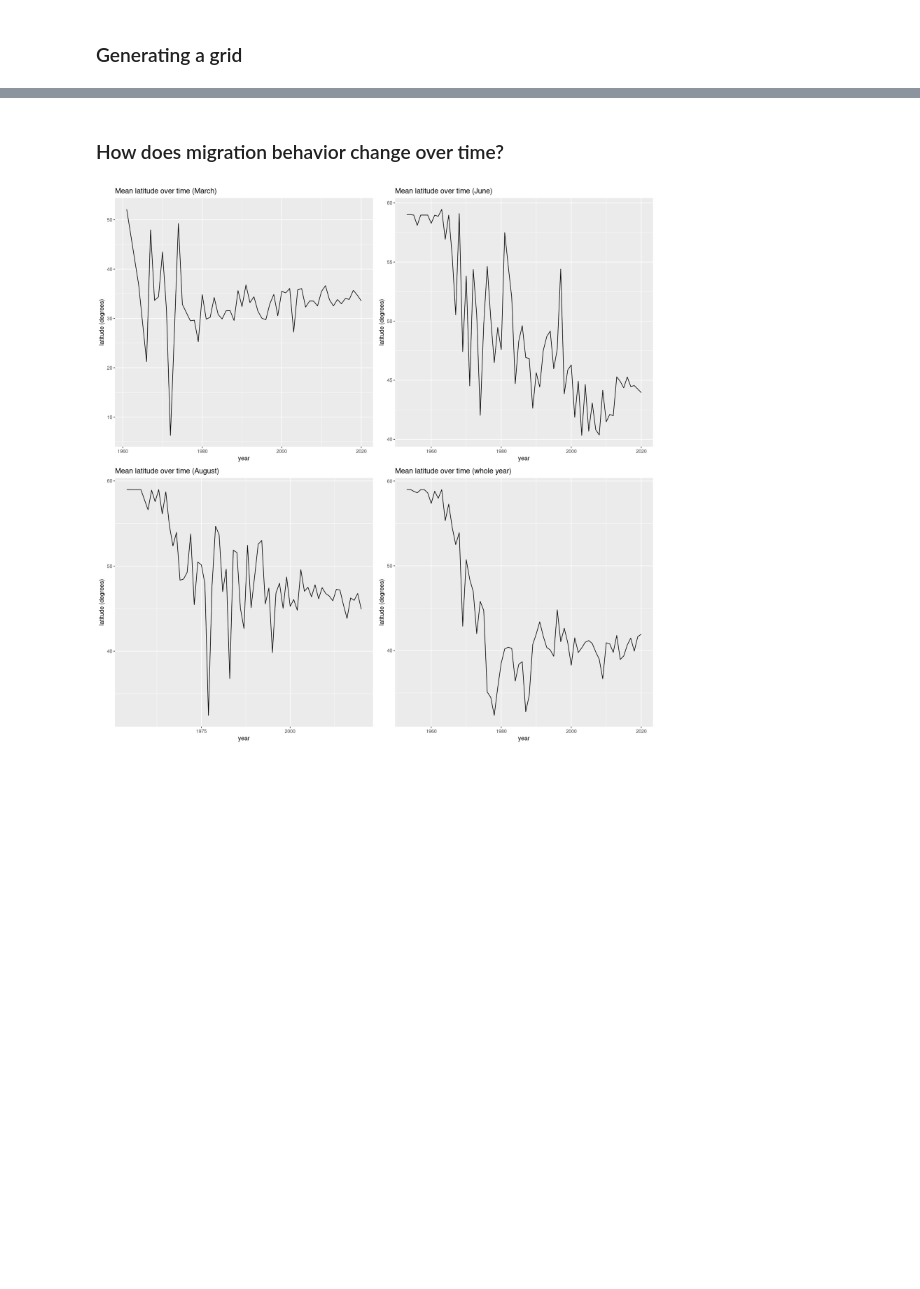
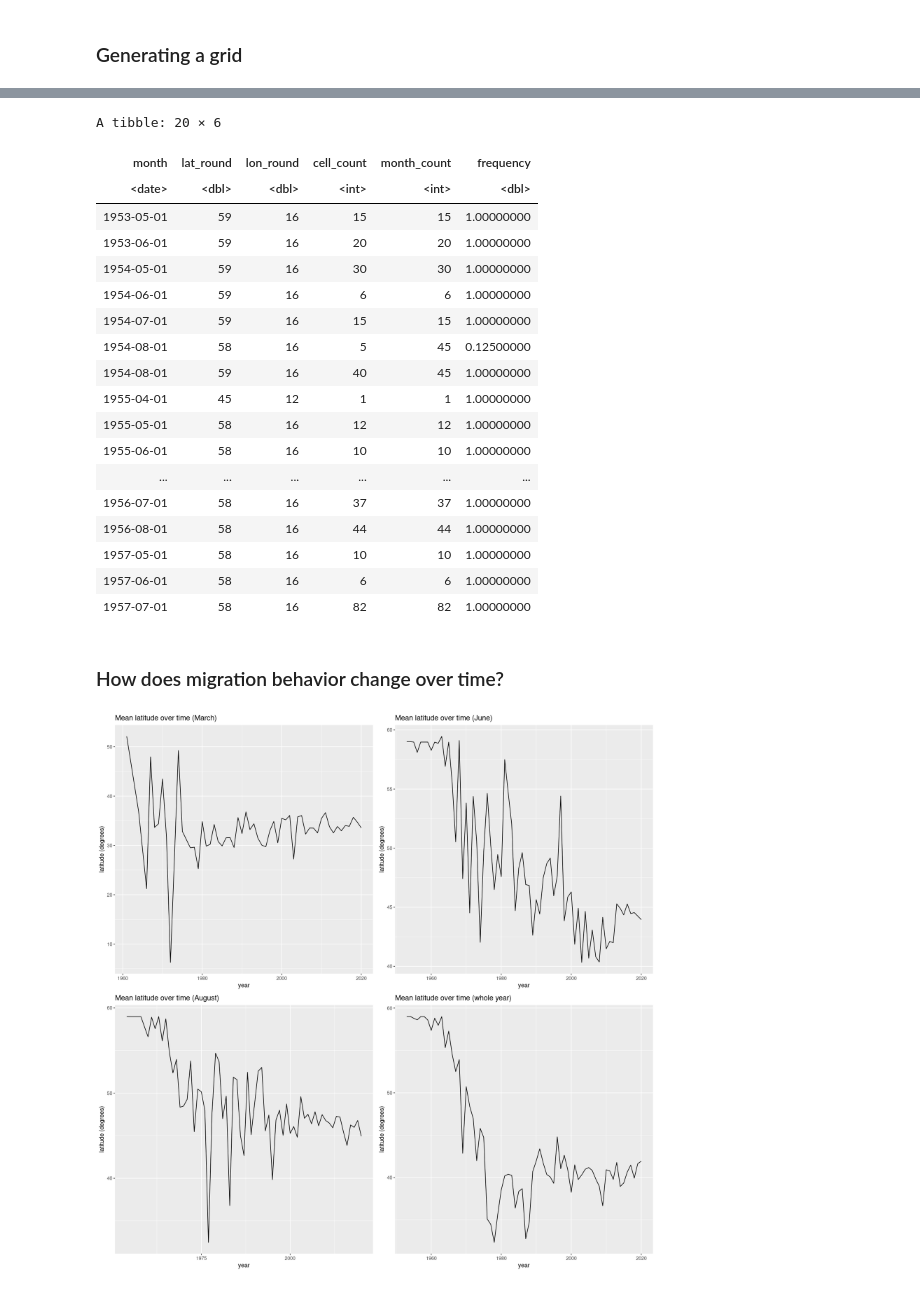
Before and after one commit to nimobeeren/2IMV20, a Jupyter notebook: InfoVis/scripts/ebird/playground.ipynb, the cells around one changed output, grey strips where cells are left out. Drawn from its saved outputs; the diff is of its cells as text; code cells hidden in the pictures; blank space fills up the shorter version.

```diff
--- a/InfoVis/scripts/ebird/playground.ipynb
+++ b/InfoVis/scripts/ebird/playground.ipynb
@@ -211,13 +196,12 @@ ggplot(ebd_grid, aes(x=date, y=cell_count)) + geom_point()
 # %%
-# get the total count for each month
-month_summary <- ebd_no_out %>%
+# compute monthly count totals needed to compute monthly frequency
+month_summary <- ebd %>%
     mutate(
-        date = floor_date(date, unit="month")
+        month = floor_date(date, unit="month"),
     ) %>%
-    select(date, count) %>%
-    group_by(date) %>%
-    summarize(month_count = sum(count), .groups="drop") %>%
-    arrange(date)
+    select(month, count) %>%
+    group_by(month) %>%
+    summarize(month_count = sum(count), .groups="drop")
 
 glimpse(month_summary)
 # %% [output]
@@ -261,3 +212,46 @@ A tibble: 20 × 6
+# %%
+# generate grid of monthly frequencies
+grid <- ebd %>%
+    mutate(
+        month = floor_date(date, unit="month"),
+        lat_round = floor(lat),
+        lon_round = floor(lon)
+    ) %>%
+    # sum counts for all rows with the same month, lat and lon
+    group_by(month, lat_round, lon_round) %>%
+    summarize(cell_count = sum(count), .groups="drop") %>%
+    # compute monthly frequency for each cell
+    inner_join(month_summary, by="month") %>%
+    mutate(
+        # compute cell count relative to monthly count total
+        frequency = cell_count / month_count
+    ) %>%
+    # scale frequency to [0,1] for each month
+    group_by(month) %>%
+    mutate(frequency = frequency / max(frequency)) %>%
+    ungroup()
+
+head(grid, n=20)
+# %% [output]
+A tibble: 20 × 6
+| month | lat_round | lon_round | cell_count | month_count | frequency |
+| <date> | <dbl> | <dbl> | <int> | <int> | <dbl> |
+| 1953-05-01 | 59 | 16 | 15 | 15 | 1.00000000 |
+| 1953-06-01 | 59 | 16 | 20 | 20 | 1.00000000 |
+| 1954-05-01 | 59 | 16 | 30 | 30 | 1.00000000 |
+| 1954-06-01 | 59 | 16 | 6 | 6 | 1.00000000 |
+| 1954-07-01 | 59 | 16 | 15 | 15 | 1.00000000 |
+| 1954-08-01 | 58 | 16 | 5 | 45 | 0.12500000 |
+| 1954-08-01 | 59 | 16 | 40 | 45 | 1.00000000 |
+| 1955-04-01 | 45 | 12 | 1 | 1 | 1.00000000 |
+| 1955-05-01 | 58 | 16 | 12 | 12 | 1.00000000 |
+| 1955-06-01 | 58 | 16 | 10 | 10 | 1.00000000 |
+| ... | ... | ... | ... | ... | ... |
+| 1956-07-01 | 58 | 16 | 37 | 37 | 1.00000000 |
+| 1956-08-01 | 58 | 16 | 44 | 44 | 1.00000000 |
+| 1957-05-01 | 58 | 16 | 10 | 10 | 1.00000000 |
+| 1957-06-01 | 58 | 16 | 6 | 6 | 1.00000000 |
+| 1957-07-01 | 58 | 16 | 82 | 82 | 1.00000000 |
 # %% [markdown]
 ### How does migration behavior change over time?
 # %%
```
Also changed, not shown: parts of 33 cells of this notebook.
